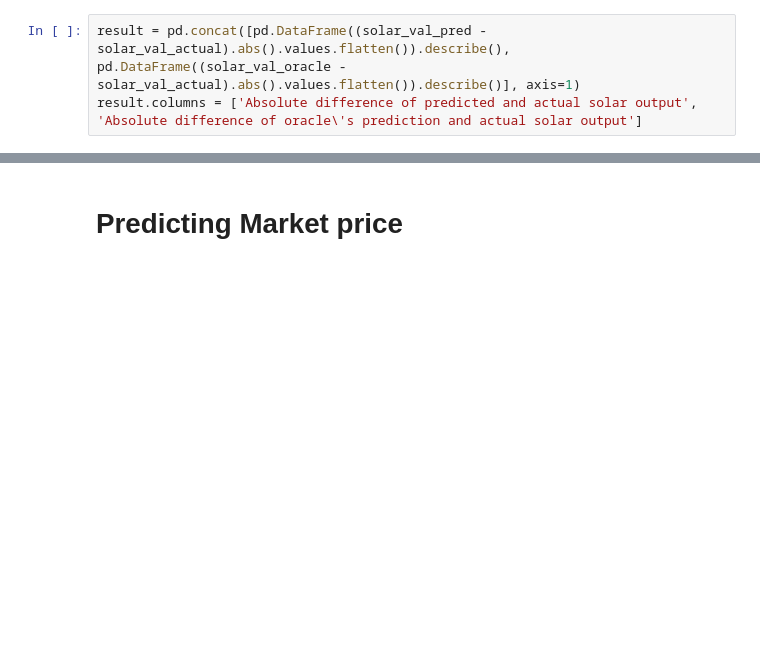
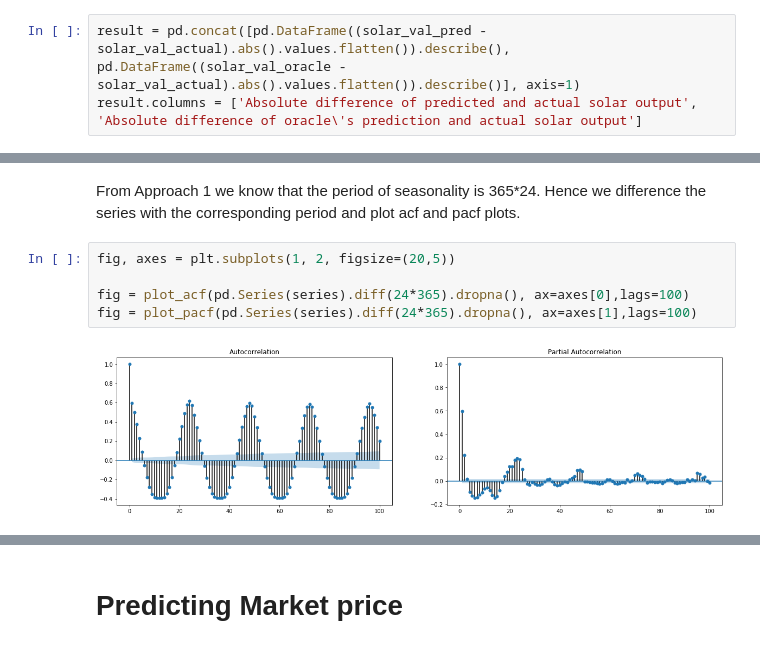
Before and after one commit to abhishek0318/Optimal-Bidding, a Jupyter notebook: Prediction.ipynb, the cells around one changed output, grey strips where cells are left out. Saved outputs shown, nothing was run; the diff lists cells and outputs as text; blank space fills up the shorter version.

```diff
--- a/Prediction.ipynb
+++ b/Prediction.ipynb
@@ -545,0 +566,9 @@ result
+# %% [markdown]
+From Approach 1 we know that the period of seasonality is 365*24. Hence we difference the series with the corresponding period and plot acf and pacf plots.
+# %%
+fig, axes = plt.subplots(1, 2, figsize=(20,5))
+
+fig = plot_acf(pd.Series(series).diff(24*365).dropna(), ax=axes[0],lags=100)
+fig = plot_pacf(pd.Series(series).diff(24*365).dropna(), ax=axes[1],lags=100)
+# %% [output]
+[figure, added]
```
Also changed, not shown: parts of 26 cells of this notebook.
